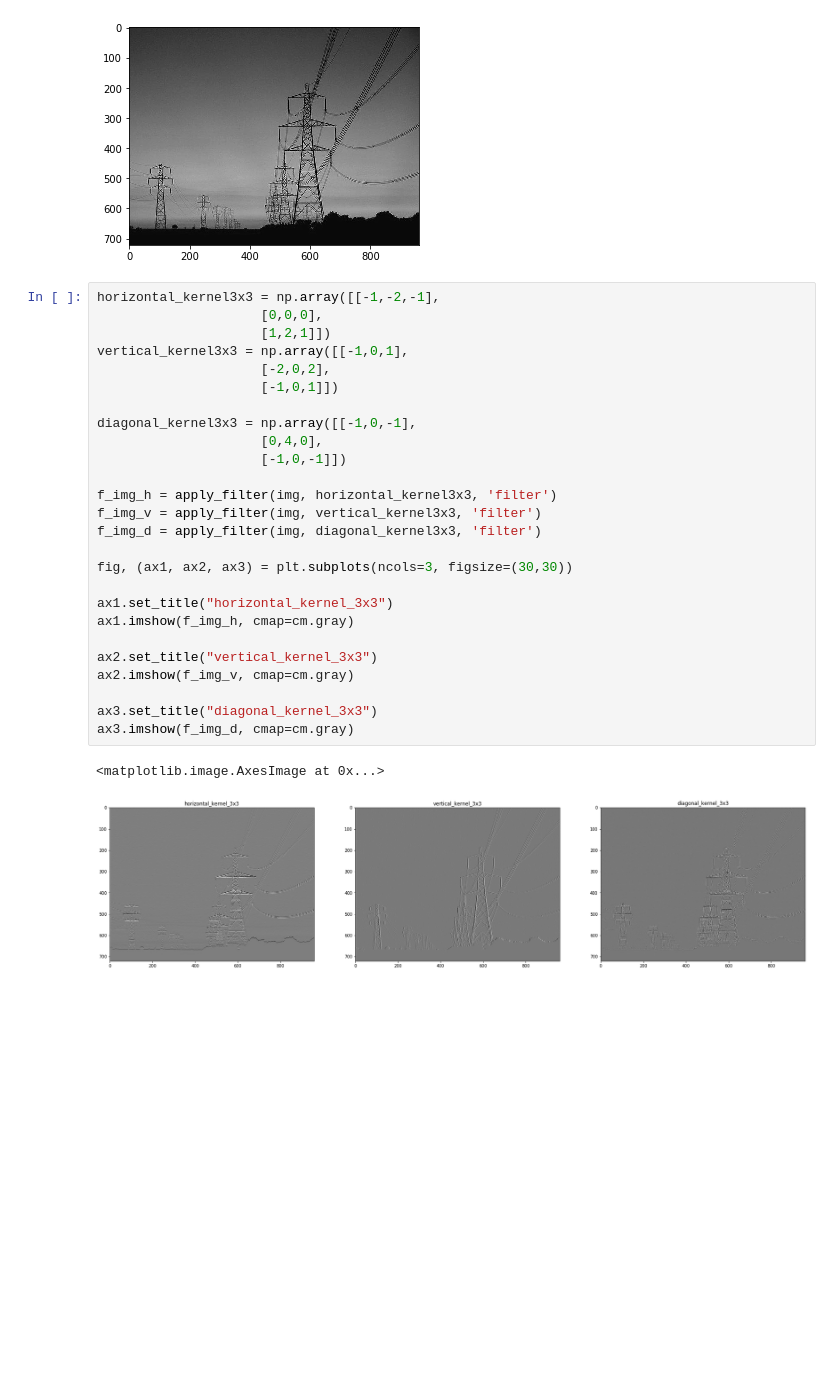
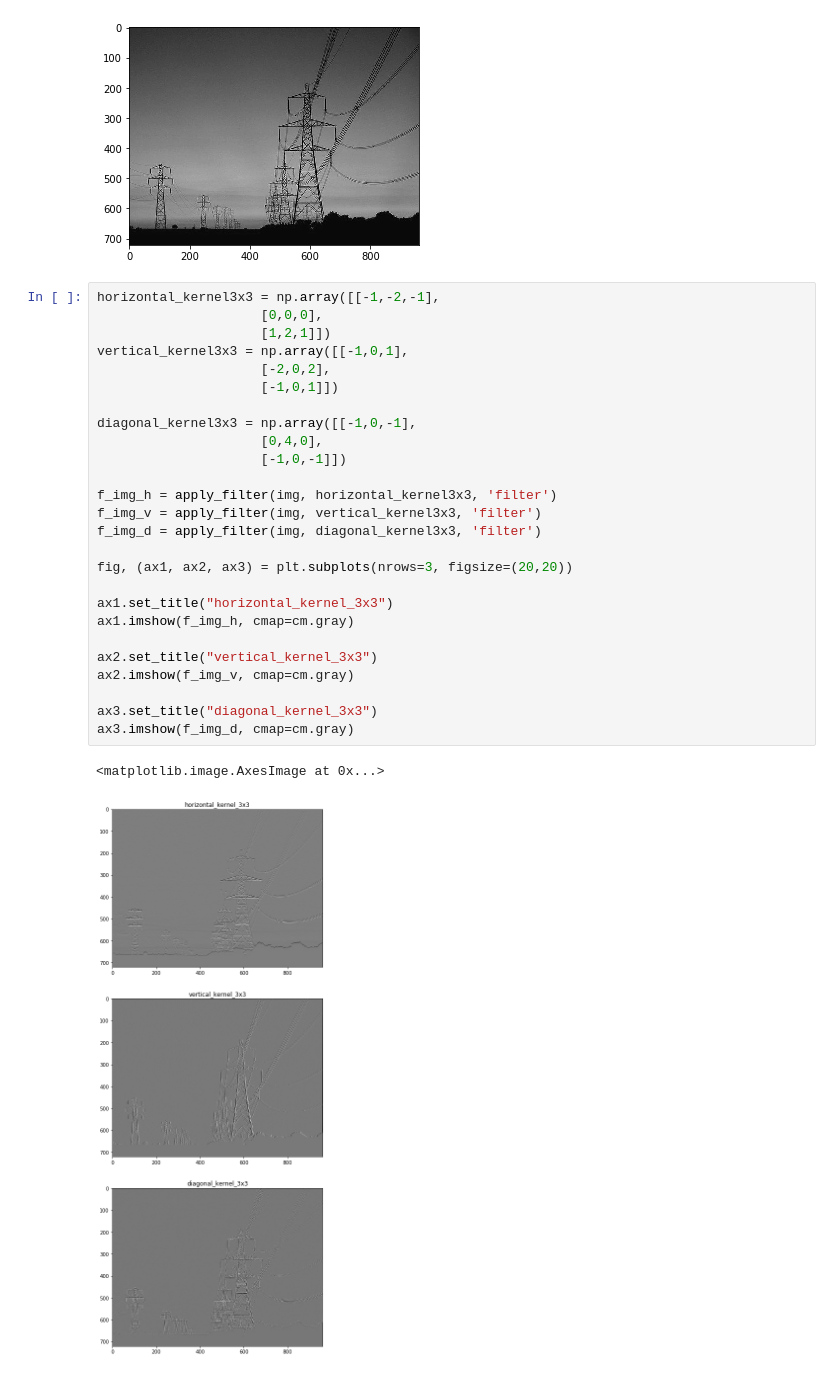
Before and after one commit to kmnuddin/image_processing_EECE_7241, a Jupyter notebook: HW_2/Image Processing Software Assignment 2.ipynb, the cells around one changed output. Cells and saved outputs as stored; diff of their text form; blank space fills up the shorter version.

```diff
--- a/HW_2/Image Processing Software Assignment 2.ipynb
+++ b/HW_2/Image Processing Software Assignment 2.ipynb
@@ -305,29 +305,29 @@ plt.imshow(img, cmap=cm.gray)
 # %%
 horizontal_kernel3x3 = np.array([[-1,-2,-1],
                      [0,0,0],
                      [1,2,1]])
 vertical_kernel3x3 = np.array([[-1,0,1],
                      [-2,0,2],
                      [-1,0,1]])
 
 diagonal_kernel3x3 = np.array([[-1,0,-1],
                      [0,4,0],
                      [-1,0,-1]])
 
 f_img_h = apply_filter(img, horizontal_kernel3x3, 'filter')
 f_img_v = apply_filter(img, vertical_kernel3x3, 'filter')
 f_img_d = apply_filter(img, diagonal_kernel3x3, 'filter')
 
-fig, (ax1, ax2, ax3) = plt.subplots(ncols=3, figsize=(30,30))
+fig, (ax1, ax2, ax3) = plt.subplots(nrows=3, figsize=(20,20))
 
 ax1.set_title("horizontal_kernel_3x3")
 ax1.imshow(f_img_h, cmap=cm.gray)
 
 ax2.set_title("vertical_kernel_3x3")
 ax2.imshow(f_img_v, cmap=cm.gray)
 
 ax3.set_title("diagonal_kernel_3x3")
 ax3.imshow(f_img_d, cmap=cm.gray)
 # %% [output]
 <matplotlib.image.AxesImage at 0x...>
-[figure, old version]
+[figure, new version]
```
Also changed, not shown: parts of 3 cells of this notebook.
